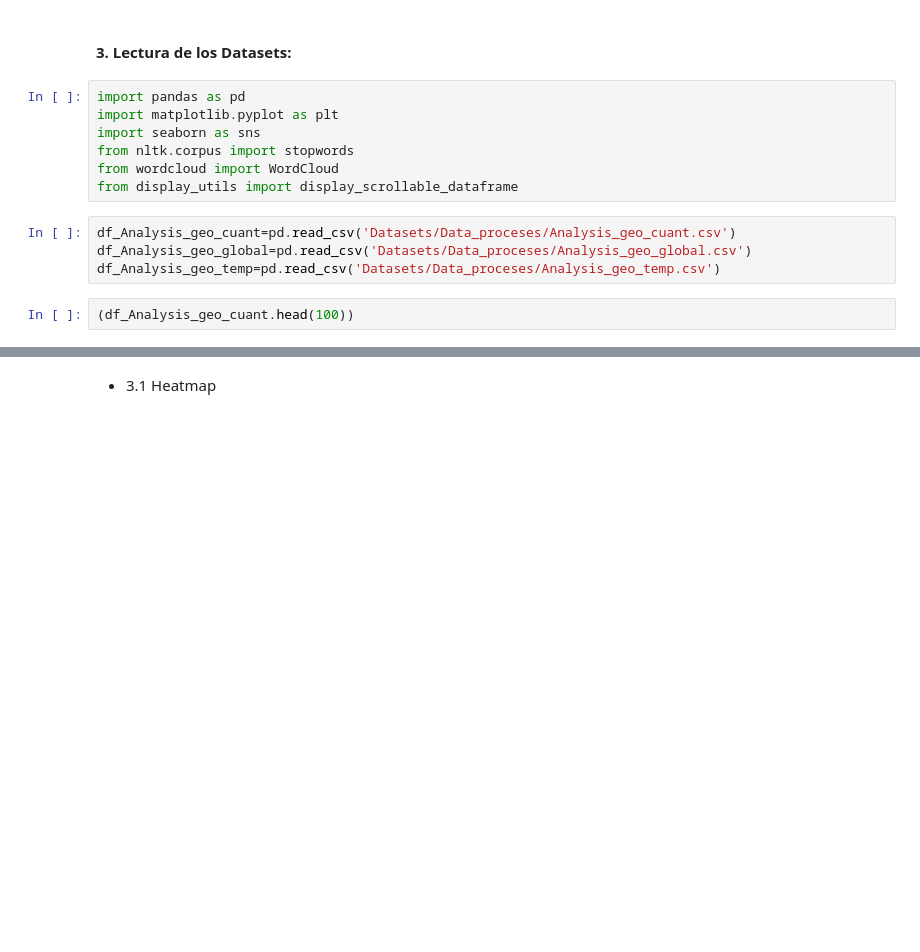
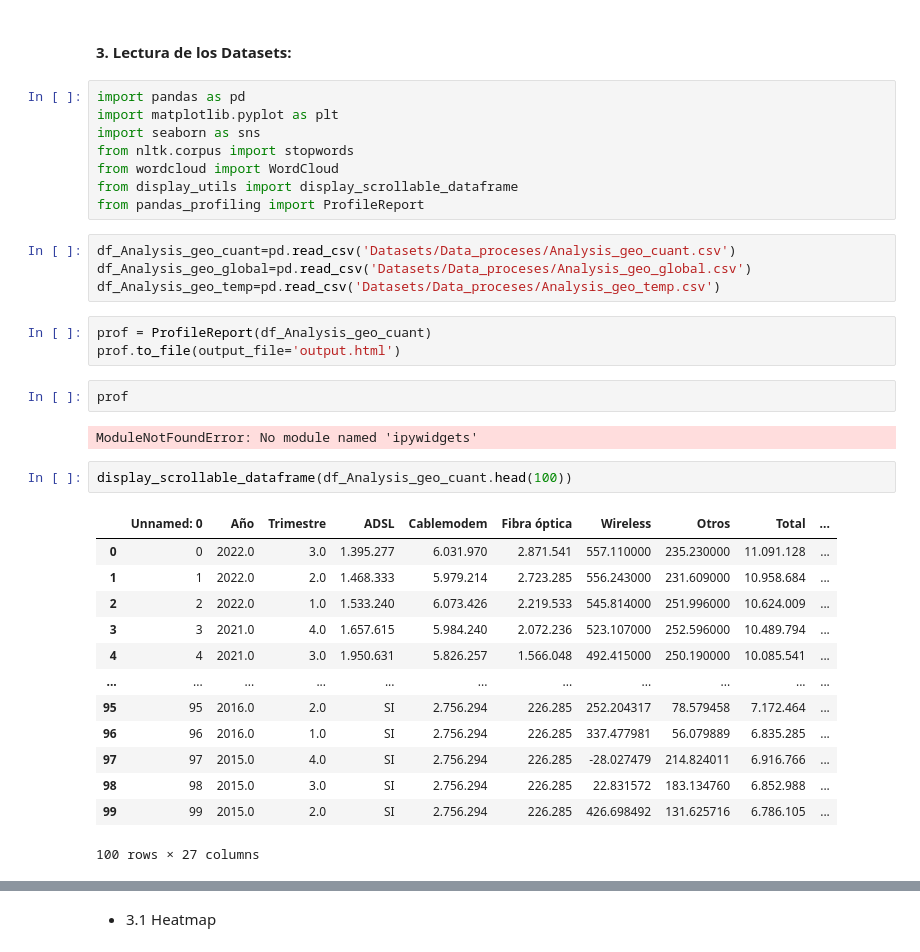
Before and after one commit to EmilianoEmanuelSosa/PI_DA_Data-visualization, a Jupyter notebook: EDA.ipynb, the cells around one changed output, grey strips where cells are left out. Cells and saved outputs as stored; diff of their text form; blank space fills up the shorter version.

```diff
--- a/EDA.ipynb
+++ b/EDA.ipynb
@@ -72,10 +72,32 @@ import seaborn as sns
 from nltk.corpus import stopwords
 from wordcloud import WordCloud
 from display_utils import display_scrollable_dataframe
+from pandas_profiling import ProfileReport
 # %%
 df_Analysis_geo_cuant=pd.read_csv('Datasets/Data_proceses/Analysis_geo_cuant.csv')
 df_Analysis_geo_global=pd.read_csv('Datasets/Data_proceses/Analysis_geo_global.csv')
 df_Analysis_geo_temp=pd.read_csv('Datasets/Data_proceses/Analysis_geo_temp.csv')
+# %%
+prof = ProfileReport(df_Analysis_geo_cuant)
+prof.to_file(output_file='output.html')
+# %%
+prof
+# %% [output]
+ModuleNotFoundError: No module named 'ipywidgets'
 # %%
-(df_Analysis_geo_cuant.head(100))
+display_scrollable_dataframe(df_Analysis_geo_cuant.head(100))
+# %% [output]
+|  | Unnamed: 0 | Año | Trimestre | ADSL | Cablemodem | Fibra óptica | Wireless | Otros | Total | ... |
+| 0 | 0 | 2022.0 | 3.0 | 1.395.277 | 6.031.970 | 2.871.541 | 557.110000 | 235.230000 | 11.091.128 | ... |
+| 1 | 1 | 2022.0 | 2.0 | 1.468.333 | 5.979.214 | 2.723.285 | 556.243000 | 231.609000 | 10.958.684 | ... |
+| 2 | 2 | 2022.0 | 1.0 | 1.533.240 | 6.073.426 | 2.219.533 | 545.814000 | 251.996000 | 10.624.009 | ... |
+| 3 | 3 | 2021.0 | 4.0 | 1.657.615 | 5.984.240 | 2.072.236 | 523.107000 | 252.596000 | 10.489.794 | ... |
+| 4 | 4 | 2021.0 | 3.0 | 1.950.631 | 5.826.257 | 1.566.048 | 492.415000 | 250.190000 | 10.085.541 | ... |
+| ... | ... | ... | ... | ... | ... | ... | ... | ... | ... | ... |
+| 95 | 95 | 2016.0 | 2.0 | SI | 2.756.294 | 226.285 | 252.204317 | 78.579458 | 7.172.464 | ... |
+| 96 | 96 | 2016.0 | 1.0 | SI | 2.756.294 | 226.285 | 337.477981 | 56.079889 | 6.835.285 | ... |
+| 97 | 97 | 2015.0 | 4.0 | SI | 2.756.294 | 226.285 | -28.027479 | 214.824011 | 6.916.766 | ... |
+| 98 | 98 | 2015.0 | 3.0 | SI | 2.756.294 | 226.285 | 22.831572 | 183.134760 | 6.852.988 | ... |
+| 99 | 99 | 2015.0 | 2.0 | SI | 2.756.294 | 226.285 | 426.698492 | 131.625716 | 6.786.105 | ... |
+100 rows × 27 columns
 # %%
```
Also changed, not shown: parts of 4 cells of this notebook, 1 other file.
